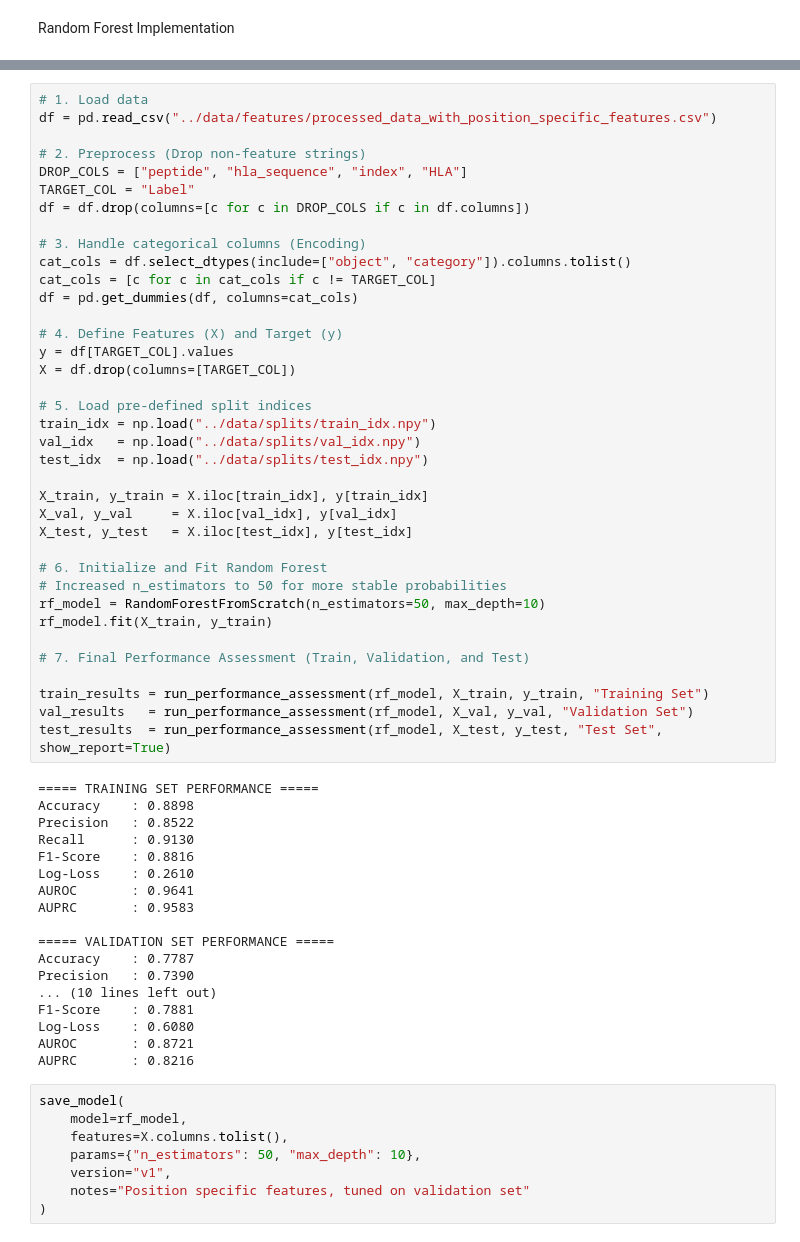
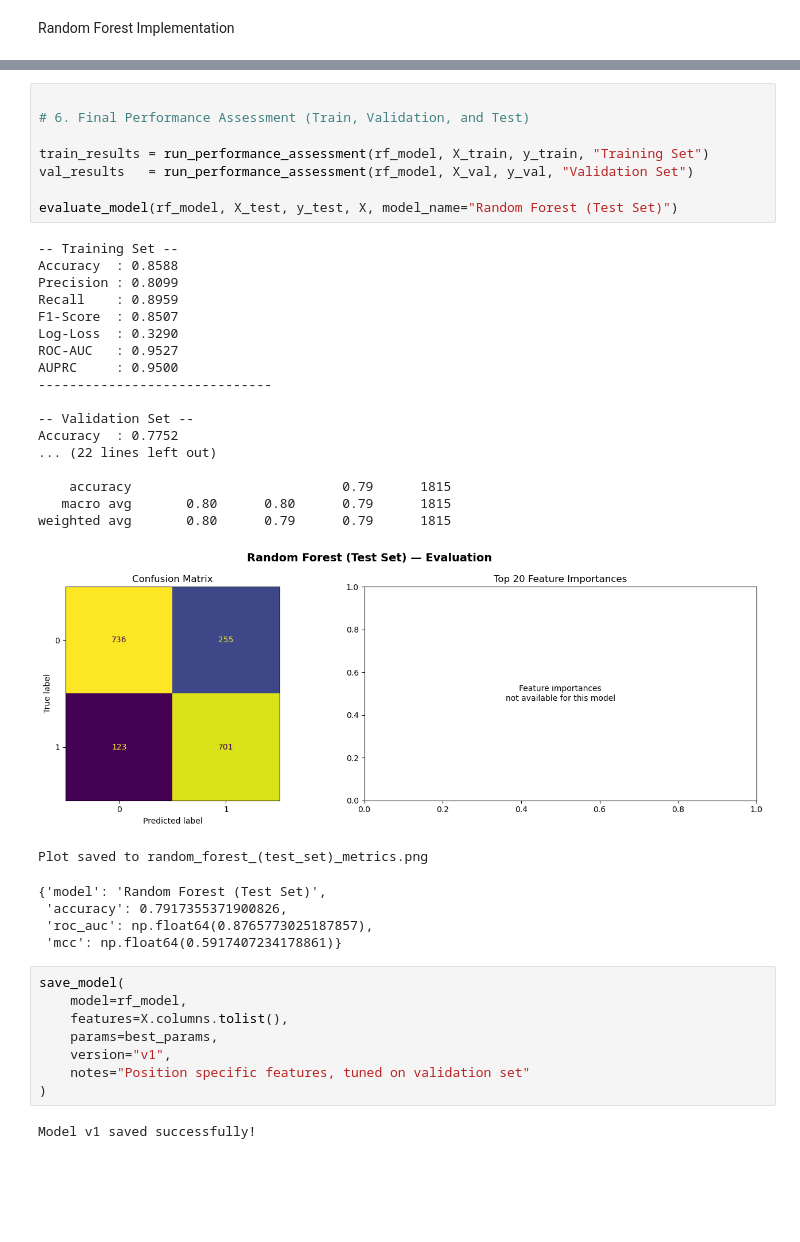
Before and after one commit to nikitarjsh/PIPER, a Jupyter notebook: src/random_Forest.ipynb, the cells around one changed output, grey strips where cells are left out. Saved outputs shown, nothing was run; the diff lists cells and outputs as text; blank space fills up the shorter version.

Commit message:
Random Forest, plotting, cart classifier updated

```diff
--- a/src/random_Forest.ipynb
+++ b/src/random_Forest.ipynb
@@ -128,66 +199,45 @@ def save_model(model, features, params, version, notes=""):
 # %%
-# 1. Load data
-df = pd.read_csv("../data/features/processed_data_with_position_specific_features.csv")
 
-# 2. Preprocess (Drop non-feature strings)
-DROP_COLS = ["peptide", "hla_sequence", "index", "HLA"]
-TARGET_COL = "Label"
-df = df.drop(columns=[c for c in DROP_COLS if c in df.columns])
-
-# 3. Handle categorical columns (Encoding)
-cat_cols = df.select_dtypes(include=["object", "category"]).columns.tolist()
-cat_cols = [c for c in cat_cols if c != TARGET_COL]
-df = pd.get_dummies(df, columns=cat_cols)
-
-# 4. Define Features (X) and Target (y)
-y = df[TARGET_COL].values
-X = df.drop(columns=[TARGET_COL])
-
-# 5. Load pre-defined split indices
-train_idx = np.load("../data/splits/train_idx.npy")
-val_idx   = np.load("../data/splits/val_idx.npy")
-test_idx  = np.load("../data/splits/test_idx.npy")
-
-X_train, y_train = X.iloc[train_idx], y[train_idx]
-X_val, y_val     = X.iloc[val_idx], y[val_idx]
-X_test, y_test   = X.iloc[test_idx], y[test_idx]
-
-# 6. Initialize and Fit Random Forest
-# Increased n_estimators to 50 for more stable probabilities
-rf_model = RandomForestFromScratch(n_estimators=50, max_depth=10)
-rf_model.fit(X_train, y_train)
-
-# 7. Final Performance Assessment (Train, Validation, and Test)
+# 6. Final Performance Assessment (Train, Validation, and Test)
 
 train_results = run_performance_assessment(rf_model, X_train, y_train, "Training Set")
 val_results   = run_performance_assessment(rf_model, X_val, y_val, "Validation Set")
-test_results  = run_performance_assessment(rf_model, X_test, y_test, "Test Set", show_report=True)
+
+evaluate_model(rf_model, X_test, y_test, X, model_name="Random Forest (Test Set)")
 # %% [output]
-===== TRAINING SET PERFORMANCE =====
-Accuracy    : 0.8898
-Precision   : 0.8522
-Recall      : 0.9130
-F1-Score    : 0.8816
-Log-Loss    : 0.2610
-AUROC       : 0.9641
-AUPRC       : 0.9583
+-- Training Set --
+Accuracy  : 0.8588
+Precision : 0.8099
+Recall    : 0.8959
+F1-Score  : 0.8507
+Log-Loss  : 0.3290
+ROC-AUC   : 0.9527
+AUPRC     : 0.9500
+------------------------------
 
-===== VALIDATION SET PERFORMANCE =====
-Accuracy    : 0.7787
-Precision   : 0.7390
-... (10 lines left out)
-F1-Score    : 0.7881
-Log-Loss    : 0.6080
-AUROC       : 0.8721
-AUPRC       : 0.8216
+-- Validation Set --
+Accuracy  : 0.7752
+... (22 lines left out)
+
+    accuracy                           0.79      1815
+   macro avg       0.80      0.80      0.79      1815
+weighted avg       0.80      0.79      0.79      1815
+[figure, added]
+Plot saved to random_forest_(test_set)_metrics.png
+{'model': 'Random Forest (Test Set)',
+ 'accuracy': 0.7917355371900826,
+ 'roc_auc': np.float64(0.8765773025187857),
+ 'mcc': np.float64(0.5917407234178861)}
 # %%
 save_model(
     model=rf_model,
     features=X.columns.tolist(),
-    params={"n_estimators": 50, "max_depth": 10},
+    params=best_params,
     version="v1",
     notes="Position specific features, tuned on validation set"
 )
+# %% [output]
+Model v1 saved successfully!
 # %%
 def evaluate_independent_set(file_path, display_name):
     df_ind = pd.read_csv(file_path)
```
Also changed, not shown: parts of 15 cells of this notebook, 5 other files.
